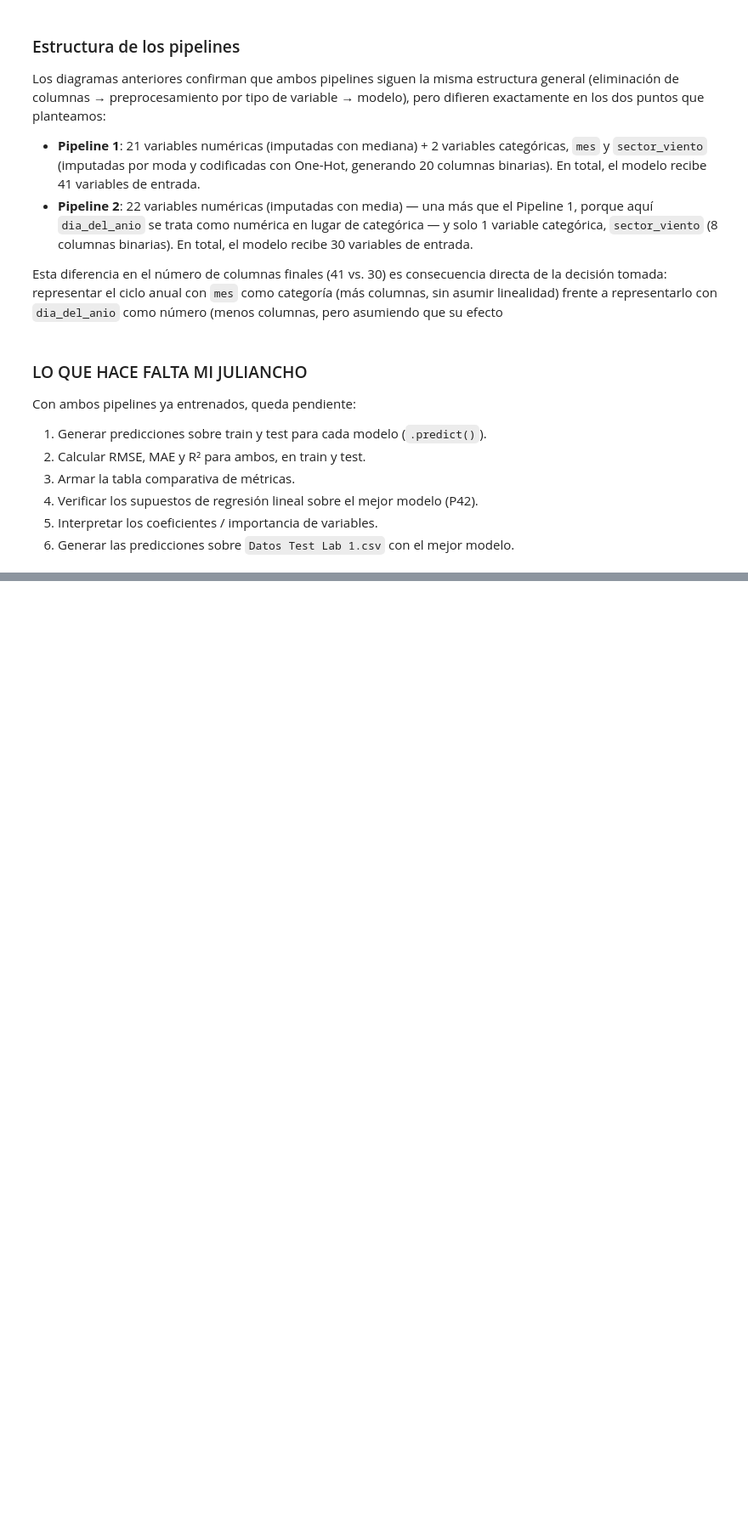
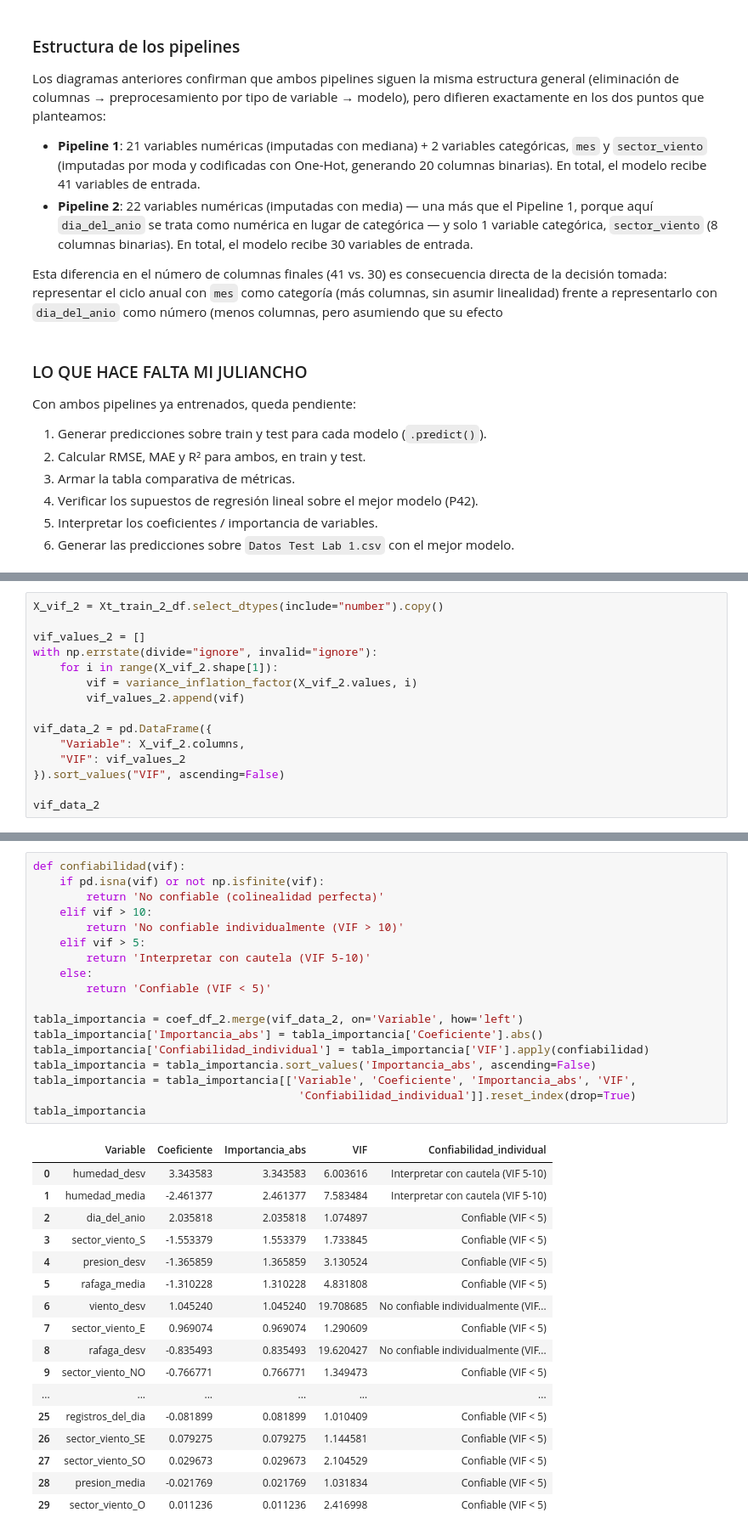
Before and after one commit to Teban1101/MaterialDeClase-ISIS-2611, a Jupyter notebook: 202620/Laboratorios/L1/lab1.ipynb, the cells around one changed output, grey strips where cells are left out. Shown at 85% size. Drawn from its saved outputs; the diff is of its cells as text; blank space fills up the shorter version.

```diff
--- a/202620/Laboratorios/L1/lab1.ipynb
+++ b/202620/Laboratorios/L1/lab1.ipynb
@@ -1525,0 +1668,15 @@ Con ambos pipelines ya entrenados, queda pendiente:
+# %%
+X_vif_2 = Xt_train_2_df.select_dtypes(include="number").copy()
+
+vif_values_2 = []
+with np.errstate(divide="ignore", invalid="ignore"):
+    for i in range(X_vif_2.shape[1]):
+        vif = variance_inflation_factor(X_vif_2.values, i)
+        vif_values_2.append(vif)
+
+vif_data_2 = pd.DataFrame({
+    "Variable": X_vif_2.columns,
+    "VIF": vif_values_2
+}).sort_values("VIF", ascending=False)
+
+vif_data_2
@@ -1525,0 +1960,36 @@ Con ambos pipelines ya entrenados, queda pendiente:
+# %%
+def confiabilidad(vif):
+    if pd.isna(vif) or not np.isfinite(vif):
+        return 'No confiable (colinealidad perfecta)'
+    elif vif > 10:
+        return 'No confiable individualmente (VIF > 10)'
+    elif vif > 5:
+        return 'Interpretar con cautela (VIF 5-10)'
+    else:
+        return 'Confiable (VIF < 5)'
+
+tabla_importancia = coef_df_2.merge(vif_data_2, on='Variable', how='left')
+tabla_importancia['Importancia_abs'] = tabla_importancia['Coeficiente'].abs()
+tabla_importancia['Confiabilidad_individual'] = tabla_importancia['VIF'].apply(confiabilidad)
+tabla_importancia = tabla_importancia.sort_values('Importancia_abs', ascending=False)
+tabla_importancia = tabla_importancia[['Variable', 'Coeficiente', 'Importancia_abs', 'VIF',
+                                        'Confiabilidad_individual']].reset_index(drop=True)
+tabla_importancia
+# %% [output]
+|  | Variable | Coeficiente | Importancia_abs | VIF | Confiabilidad_individual |
+| 0 | humedad_desv | 3.343583 | 3.343583 | 6.003616 | Interpretar con cautela (VIF 5-10) |
+| 1 | humedad_media | -2.461377 | 2.461377 | 7.583484 | Interpretar con cautela (VIF 5-10) |
+| 2 | dia_del_anio | 2.035818 | 2.035818 | 1.074897 | Confiable (VIF < 5) |
+| 3 | sector_viento_S | -1.553379 | 1.553379 | 1.733845 | Confiable (VIF < 5) |
+| 4 | presion_desv | -1.365859 | 1.365859 | 3.130524 | Confiable (VIF < 5) |
+| 5 | rafaga_media | -1.310228 | 1.310228 | 4.831808 | Confiable (VIF < 5) |
+| 6 | viento_desv | 1.045240 | 1.045240 | 19.708685 | No confiable individualmente (VIF... |
+| 7 | sector_viento_E | 0.969074 | 0.969074 | 1.290609 | Confiable (VIF < 5) |
+| 8 | rafaga_desv | -0.835493 | 0.835493 | 19.620427 | No confiable individualmente (VIF... |
+| 9 | sector_viento_NO | -0.766771 | 0.766771 | 1.349473 | Confiable (VIF < 5) |
+| ... | ... | ... | ... | ... | ... |
+| 25 | registros_del_dia | -0.081899 | 0.081899 | 1.010409 | Confiable (VIF < 5) |
+| 26 | sector_viento_SE | 0.079275 | 0.079275 | 1.144581 | Confiable (VIF < 5) |
+| 27 | sector_viento_SO | 0.029673 | 0.029673 | 2.104529 | Confiable (VIF < 5) |
+| 28 | presion_media | -0.021769 | 0.021769 | 1.031834 | Confiable (VIF < 5) |
+| 29 | sector_viento_O | 0.011236 | 0.011236 | 2.416998 | Confiable (VIF < 5) |
```
Also changed, not shown: parts of 29 cells of this notebook.
